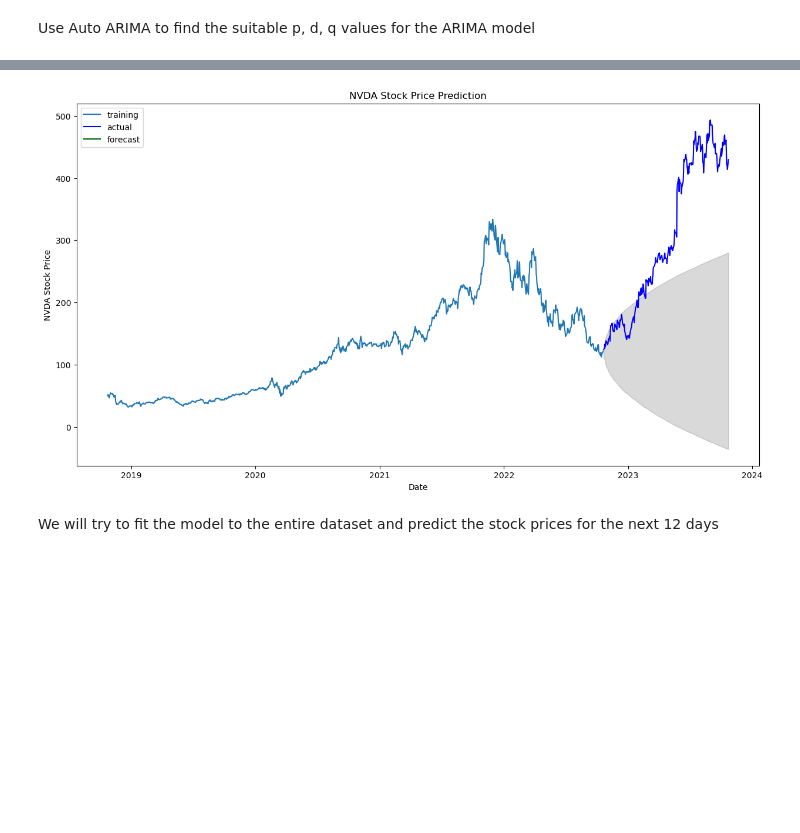
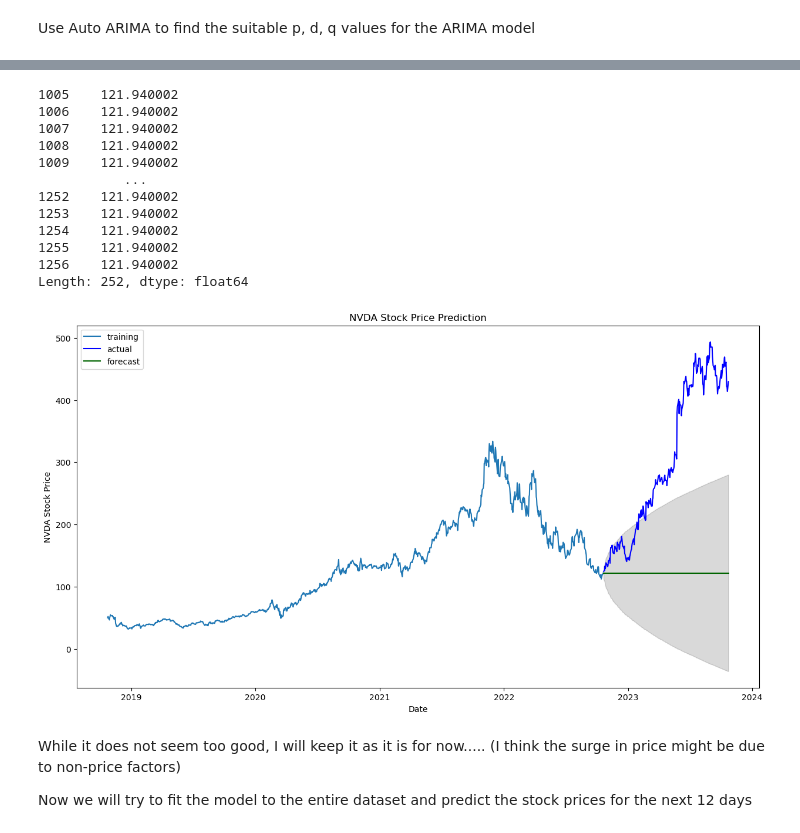
Before and after one commit to cmHuang777/Fintech-Project-1, a Jupyter notebook: Huang_Chao_Ming_Impl_2.ipynb, the cells around one changed output, grey strips where cells are left out. Cells and saved outputs as stored; diff of their text form; code cells hidden in the pictures; blank space fills up the shorter version.

```diff
--- a/Huang_Chao_Ming_Impl_2.ipynb
+++ b/Huang_Chao_Ming_Impl_2.ipynb
@@ -80,7 +116,7 @@ ARIMA_model = pm.auto_arima(train_set['Close'],
                       start_p=1,
                       start_q=10,
                       test='adf', # use adftest to find optimal 'd'
-                      max_p=3, max_q=15, # maximum p and q
+                      max_p=5, max_q=15, # maximum p and q
                       m=1, # frequency of series (if m==1, seasonal is set to FALSE automatically)
                       d=None,# let model determine 'd'
                       seasonal=False, # No Seasonality for standard ARIMA
@@ -115,26 +151,41 @@ Warnings:
 [figure]
 # %%
 fitted, confint = ARIMA_model.predict(n_periods=len(test_set), return_conf_int=True)
+print(fitted)
+#index_of_fc = pd.date_range(test_set.index[0], periods=len(test_set), freq='D')
 
 # make series for plotting purpose
-fitted_series = pd.Series(fitted, index=test_set.index)
+#fitted_series = pd.Series(data=fitted, index=test_set.index)
 lower_series = pd.Series(confint[:, 0], index=test_set.index)
 upper_series = pd.Series(confint[:, 1], index=test_set.index)
-
+#print(fitted_series.head())
 #plot
 plt.figure(figsize=(15,8))
 plt.plot(train_set['Close'], label='training')
 plt.plot(test_set['Close'], color='blue', label='actual')
-plt.plot(fitted_series, color='darkgreen', label='forecast')
+plt.plot(test_set.index, fitted, color='darkgreen', label='forecast')
 plt.fill_between(lower_series.index, lower_series, upper_series, color='k', alpha=.15)
 plt.title('NVDA Stock Price Prediction')
 plt.xlabel('Date')
 plt.ylabel('NVDA Stock Price')
 plt.legend()
 plt.show()
 # %% [output]
+1005    121.940002
+1006    121.940002
+1007    121.940002
+1008    121.940002
+1009    121.940002
+           ...
+1252    121.940002
+1253    121.940002
+1254    121.940002
+1255    121.940002
+1256    121.940002
+Length: 252, dtype: float64
-[figure, old version]
+[figure, new version]
 # %% [markdown]
-We will try to fit the model to the entire dataset and predict the stock prices for the next 12 days
+While it does not seem too good, I will keep it as it is for now..... (I think the surge in price might be due to non-price factors)
+<p>Now we will try to fit the model to the entire dataset and predict the stock prices for the next 12 days
 # %%
 ARIMA_model = pm.auto_arima(df['Close'],
```
Also changed, not shown: parts of 8 cells of this notebook, 4 other files.
